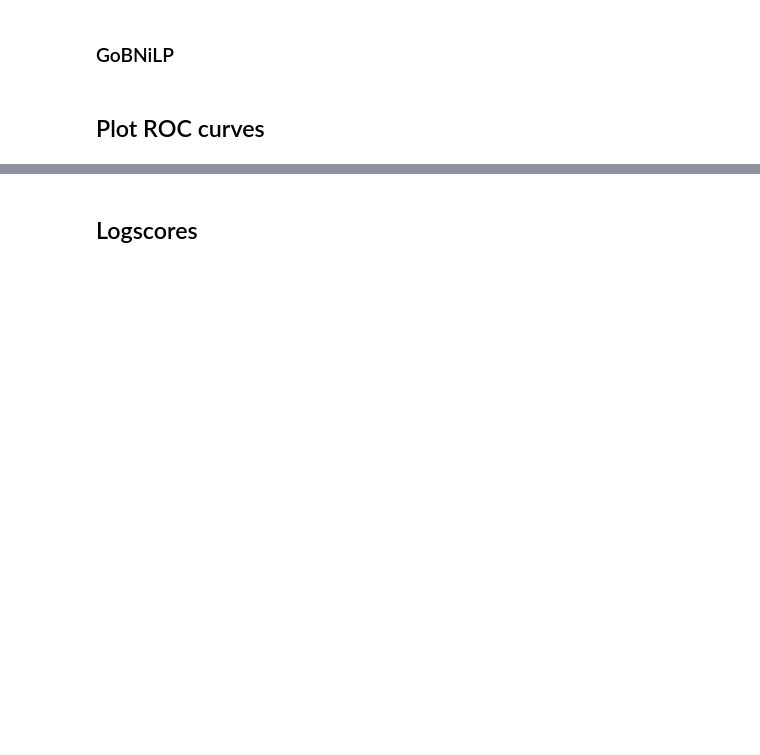
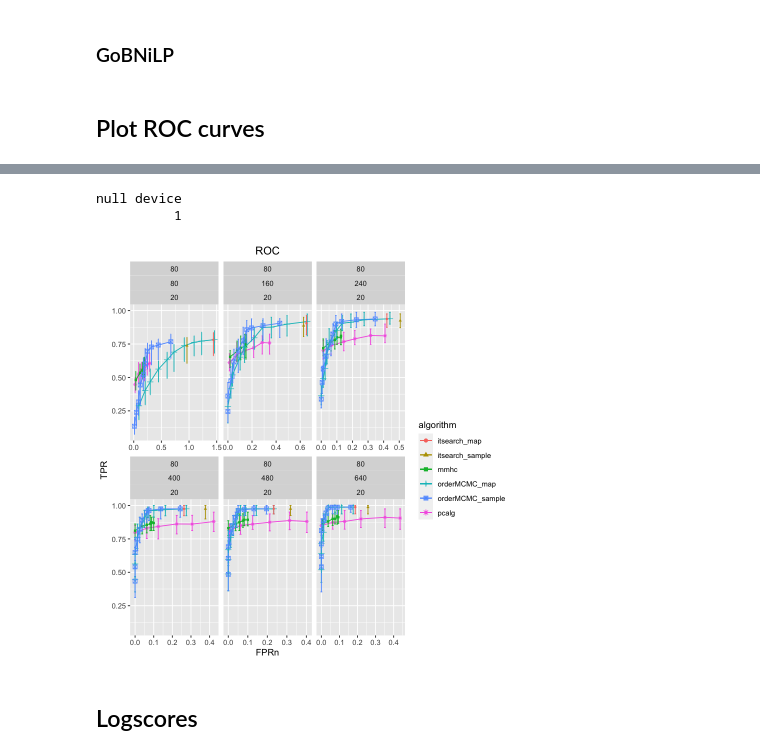
Before and after one commit to felixleopoldo/benchpress, a Jupyter notebook: benchmark/plot.ipynb, the cells around one changed output, grey strips where cells are left out. Drawn from its saved outputs; the diff is of its cells as text; code cells hidden in the pictures; blank space fills up the shorter version.

```diff
--- a/benchmark/plot.ipynb
+++ b/benchmark/plot.ipynb
@@ -89,5 +142,7 @@ ROCdf_itsearch
 # %%
 sum_roc_itsearch <- ROCdf_itsearch %>%
+                filter(dim %in% dims) %>%
+                    filter(sample_size %in% sample_sizes) %>%
                  group_by(algorithm, sample_size, dim) %>%
                  summarise(TPR_mean = mean(TPR),
                           TPR_median = median(TPR),
@@ -95,4 +150,5 @@ sum_roc_itsearch <- ROCdf_itsearch %>%
                           TPR_q1 = quantile(TPR, probs = c(0.05)),
                           TPR_q3 = quantile(TPR, probs = c(0.95)),
                           logscore_mean =  mean(logscore),
-                          N = n())
+                          N = n())%>%
+                    filter(N %in% replicates)
@@ -112,9 +164,12 @@ ROCdf_blip
 # %%
 sum_roc_blip <- ROCdf_blip %>%
+                filter(dim %in% dims) %>%
+                    filter(sample_size %in% sample_sizes) %>%
                  group_by(algorithm, sample_size, dim, time) %>%
                  summarise(TPR_mean = mean(TPR),
                           TPR_median = median(TPR),
                           FPRn_median = median(FPRn),
                           TPR_q1 = quantile(TPR, probs = c(0.05)),
                           TPR_q3 = quantile(TPR, probs = c(0.95)),
-                          N = n())
+                          N = n())%>%
+                    filter(N %in% replicates)
@@ -134,9 +185,12 @@ ROCdf_gobnilp
 # %%
 sum_roc_gobnilp <- ROCdf_gobnilp %>%
-                 group_by(algorithm, sample_size, dim) %>%
+                filter(dim %in% dims) %>%
+                    filter(sample_size %in% sample_sizes) %>%
+                   group_by(algorithm, sample_size, dim) %>%
                  summarise(TPR_mean = mean(TPR),
                           TPR_median = median(TPR),
                           FPRn_median = median(FPRn),
                           TPR_q1 = quantile(TPR, probs = c(0.05)),
                           TPR_q3 = quantile(TPR, probs = c(0.95)),
-                          N = n())
+                          N = n())%>%
+                    filter(N %in% replicates)
@@ -147,6 +202,4 @@ sum_roc_gobnilp
 # %%
-setEPS()
-postscript(file.path(directory, "ROC.eps"))
 
 ggplot() +
 # PC algorithm
@@ -166,14 +219,14 @@ geom_point(data = sum_roc_pcalg,
                col = algorithm,
                shape = algorithm),
                size = 1) +
-geom_text(data = sum_roc_pcalg,
-           aes(x = FPRn_median,
-               y = TPR_q3,
-               label=alpha, col=algorithm),
-         check_overlap = TRUE,
-          nudge_x=-0.02,
-         nudge_y=0.02
-         ) +
+# geom_text(data = sum_roc_pcalg,
+#            aes(x = FPRn_median,
+#                y = TPR_q3,
+#                label=alpha, col=algorithm),
+#          check_overlap = TRUE,
+#           nudge_x=-0.02,
+#          nudge_y=0.02
+#          ) +
 
 # Max-min hill- climbing
 geom_errorbar(data = sum_roc_mmhc,
@@ -192,14 +245,14 @@ geom_point(data = sum_roc_mmhc,
                col = algorithm,
                shape = algorithm),
                size = 1) +
-geom_text(data = sum_roc_mmhc,
-           aes(x = FPRn_median,
-               y = TPR_q3,
-               label=alpha, col=algorithm),
-         check_overlap = TRUE,
-          nudge_x=-0.02,
-         nudge_y=0.02
-         ) +
+# geom_text(data = sum_roc_mmhc,
+#            aes(x = FPRn_median,
+#                y = TPR_q3,
+#                label=alpha, col=algorithm),
+#          check_overlap = TRUE,
+#           nudge_x=-0.02,
+#          nudge_y=0.02
+#          ) +
 
 # Order mcmc
 geom_errorbar(data = sumROC_order_mcmc,
@@ -218,13 +271,13 @@ geom_point(data = sumROC_order_mcmc,
                col = algorithm,
                shape = algorithm),
                size = 2) +
-geom_text(data = sumROC_order_mcmc,
-           aes(x = FPRn_median,
-               y = TPR_q3,
-               col = algorithm, label=threshold),
-           check_overlap = TRUE,
-          nudge_x=-0.02,
-         nudge_y=0.02) +
+# geom_text(data = sumROC_order_mcmc,
+#            aes(x = FPRn_median,
+#                y = TPR_q3,
+#                col = algorithm, label=threshold),
+#            check_overlap = TRUE,
+#           nudge_x=-0.02,
+#          nudge_y=0.02) +
 
 # Iterative search
 geom_errorbar(data = sum_roc_itsearch,
@@ -278,10 +331,11 @@ geom_point(data = sum_roc_gobnilp,
                shape = algorithm),
                size = 1) +
 ## Subplot
-facet_wrap( dim ~ sample_size + N, scales="free") +
-# Titles and stuff
+facet_wrap(dim ~ sample_size + N, scales="free_x") +
+# Titles etc
 xlab("FPRn") +
 ylab("TPR") +
 ggtitle("ROC") +
 theme(plot.title = element_text(hjust = 0.5))
 dev.off()
+# %% [output]
@@ -288,3 +359,6 @@ dev.off()
+null device
+          1
+[figure, added]
 # %% [markdown]
 ## Logscores
 # %%
```
Also changed, not shown: parts of 26 cells of this notebook, 4 other files.
